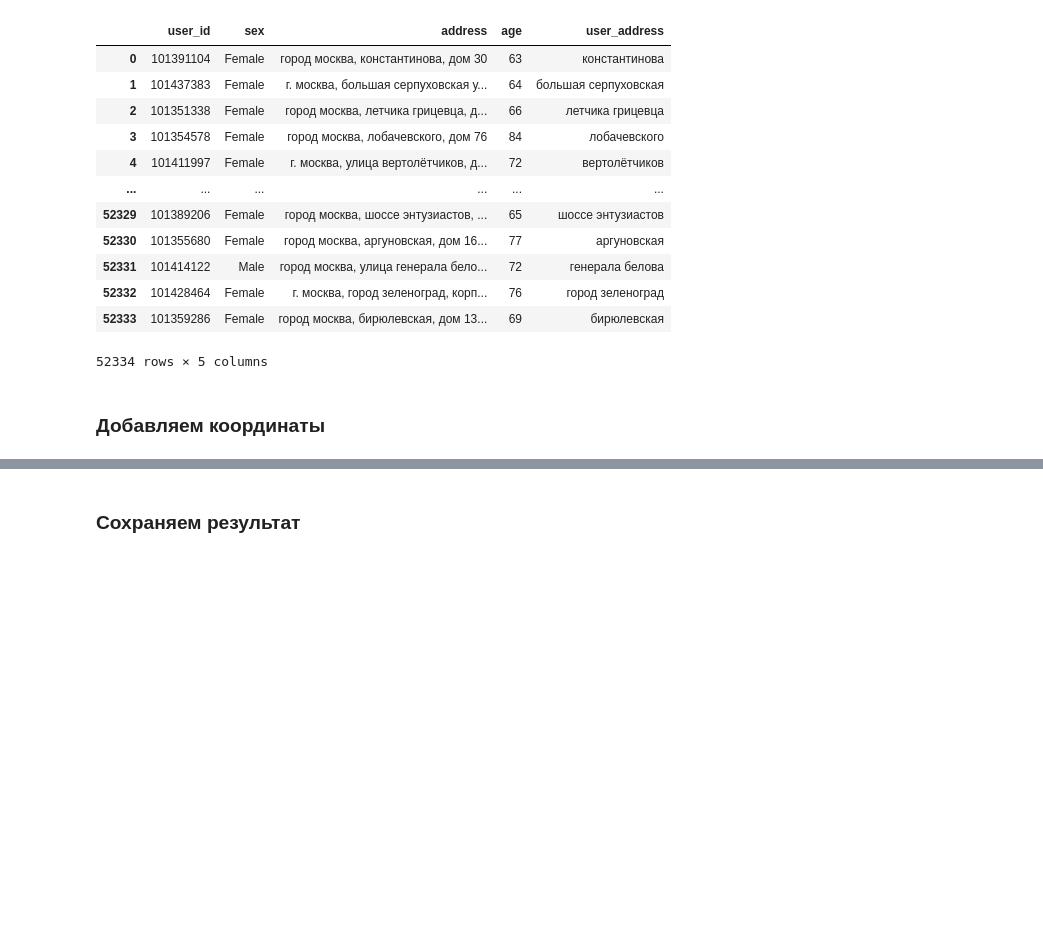
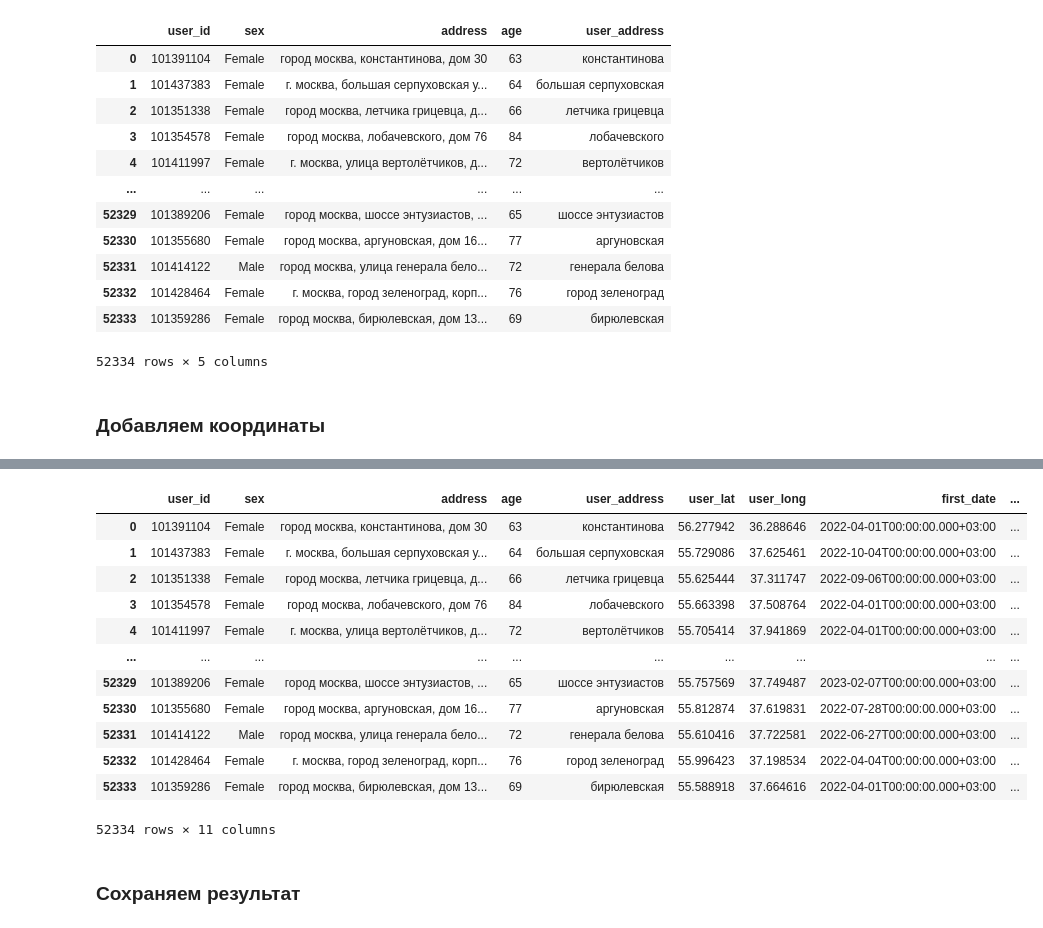
Before and after one commit to AlexHLinS/ezee_may_2003, a Jupyter notebook: ds/_user_make_features.ipynb, the cells around one changed output, grey strips where cells are left out. Drawn from its saved outputs; the diff is of its cells as text; code cells hidden in the pictures; blank space fills up the shorter version.

Commit message:
add newbee features

```diff
--- a/ds/_user_make_features.ipynb
+++ b/ds/_user_make_features.ipynb
@@ -105,0 +122,9 @@ display(df_users)
+# %%
+df_users_newbee = pd.read_csv('users_is_newbee_feature_added.csv', encoding='utf-8')
+df_users_newbee.rename(columns={'уникальный номер':'user_id',
+                                "min(дата занятия)":'first_date',
+                                'дельта регистрации и первого занятия дней':'registration_first_attend_delta',
+                                'отклоние от медианы дельты':'deviation_from_delta'},
+                      inplace=True)
+df_users_newbee = df_users_newbee[['user_id','first_date','registration_first_attend_delta','deviation_from_delta','is_newbee']]
+display(df_users_newbee)
@@ -106,3 +145,20 @@ display(df_users)
+# %%
+df_users = df_users.merge(df_users_newbee,  how='left', on='user_id')
+display(df_users)
+# %% [output]
+|  | user_id | sex | address | age | user_address | user_lat | user_long | first_date | ... |
+| 0 | 101391104 | Female | город москва, константинова, дом 30 | 63 | константинова | 56.277942 | 36.288646 | 2022-04-01T00:00:00.000+03:00 | ... |
+| 1 | 101437383 | Female | г. москва, большая серпуховская у... | 64 | большая серпуховская | 55.729086 | 37.625461 | 2022-10-04T00:00:00.000+03:00 | ... |
+| 2 | 101351338 | Female | город москва, летчика грицевца, д... | 66 | летчика грицевца | 55.625444 | 37.311747 | 2022-09-06T00:00:00.000+03:00 | ... |
+| 3 | 101354578 | Female | город москва, лобачевского, дом 76 | 84 | лобачевского | 55.663398 | 37.508764 | 2022-04-01T00:00:00.000+03:00 | ... |
+| 4 | 101411997 | Female | г. москва, улица вертолётчиков, д... | 72 | вертолётчиков | 55.705414 | 37.941869 | 2022-04-01T00:00:00.000+03:00 | ... |
+| ... | ... | ... | ... | ... | ... | ... | ... | ... | ... |
+| 52329 | 101389206 | Female | город москва, шоссе энтузиастов, ... | 65 | шоссе энтузиастов | 55.757569 | 37.749487 | 2023-02-07T00:00:00.000+03:00 | ... |
+| 52330 | 101355680 | Female | город москва, аргуновская, дом 16... | 77 | аргуновская | 55.812874 | 37.619831 | 2022-07-28T00:00:00.000+03:00 | ... |
+| 52331 | 101414122 | Male | город москва, улица генерала бело... | 72 | генерала белова | 55.610416 | 37.722581 | 2022-06-27T00:00:00.000+03:00 | ... |
+| 52332 | 101428464 | Female | г. москва, город зеленоград, корп... | 76 | город зеленоград | 55.996423 | 37.198534 | 2022-04-04T00:00:00.000+03:00 | ... |
+| 52333 | 101359286 | Female | город москва, бирюлевская, дом 13... | 69 | бирюлевская | 55.588918 | 37.664616 | 2022-04-01T00:00:00.000+03:00 | ... |
+52334 rows × 11 columns
 # %% [markdown]
 ### Сохраняем результат
 # %%
```
Also changed, not shown: parts of 3 cells of this notebook, 2 other files.
